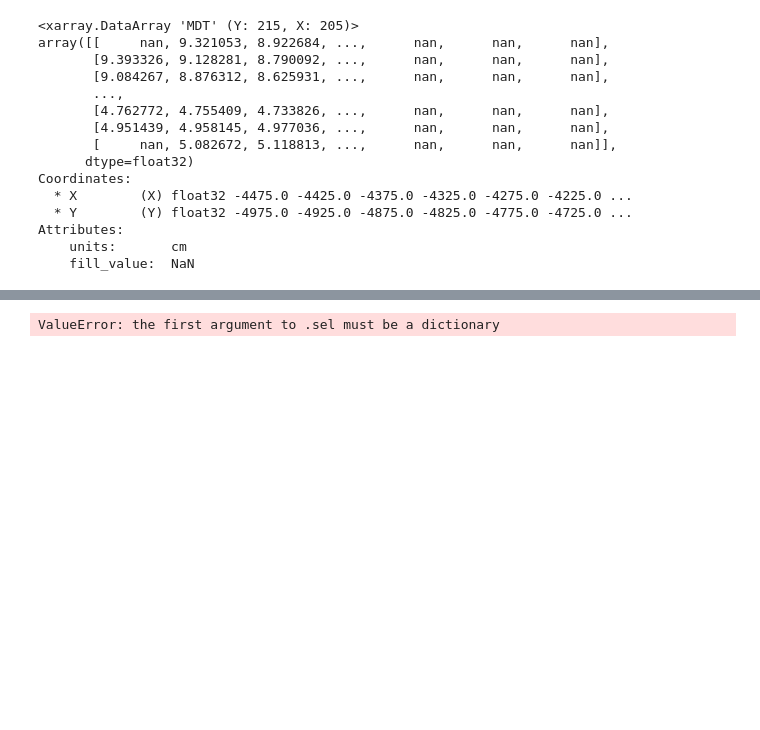
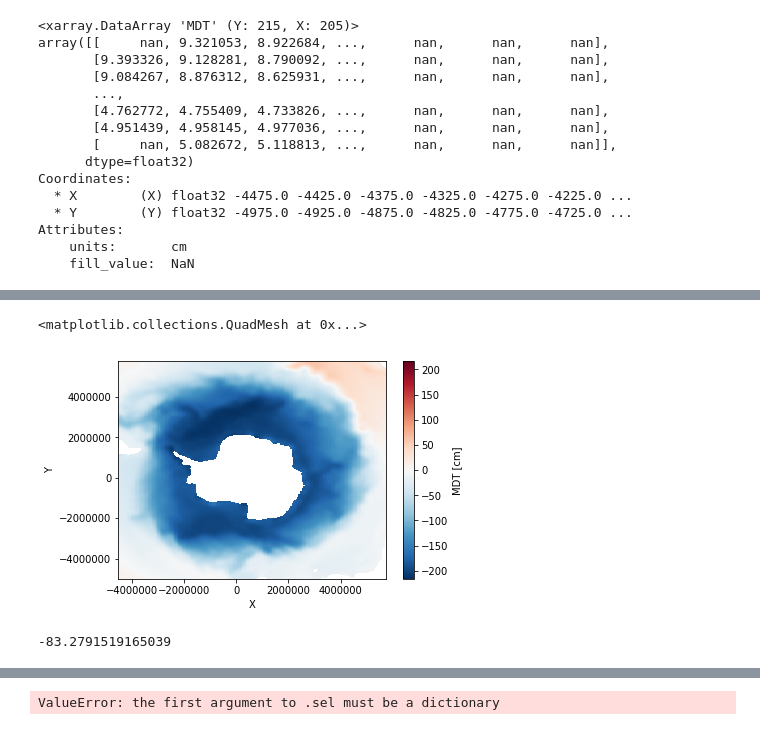
Before and after one commit to shanicetbailey/rces-finalproject, a Jupyter notebook: class_project2018.ipynb, the cells around one changed output, grey strips where cells are left out. Drawn from its saved outputs; the diff is of its cells as text; code cells hidden in the pictures; blank space fills up the shorter version.

```diff
--- a/class_project2018.ipynb
+++ b/class_project2018.ipynb
@@ -14,6 +30,7 @@ import cartopy.feature as cfeature
 # %%
 cs2 = 'CS2_combined_Southern_Ocean_2011-2016.nc'
 ds = xr.open_dataset(cs2, decode_times=False)
+ds = ds.set_coords(['Latitude', 'Longitude', 'Area'])
 ds
 # %% [output]
 <xarray.Dataset>
@@ -75,0 +110,19 @@ Attributes:
+# %%
+#Changing X & Y from km to m
+ds_scaled = ds.copy()
+ds_scaled['X'] = ds['X'] * 1000
+ds_scaled['Y'] = ds['Y'] * 1000
+# how to change unit names from km to m
+# %%
+ds_scaled.MDT.plot()
+# %% [output]
+<matplotlib.collections.QuadMesh at 0x...>
+[figure, added]
+# %%
+#.values.item()?
+# is this value from Latitude value itself or is it of Y?
+center_point = {'X':len(ds.X)//2, 'Y':len(ds.Y)//2}
+center_lat = ds.Latitude.isel(**center_point).values.item()
+center_lat
+# %% [output]
+-83.2791519165039
```
Also changed, not shown: parts of 25 cells of this notebook.
